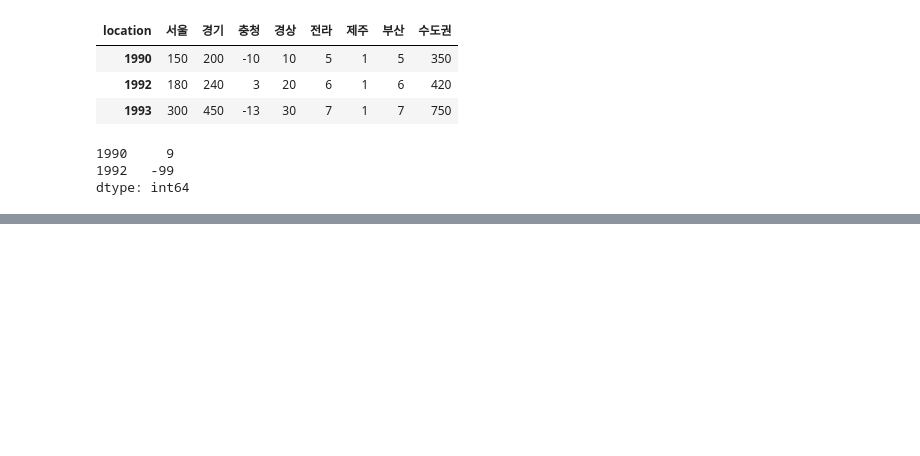
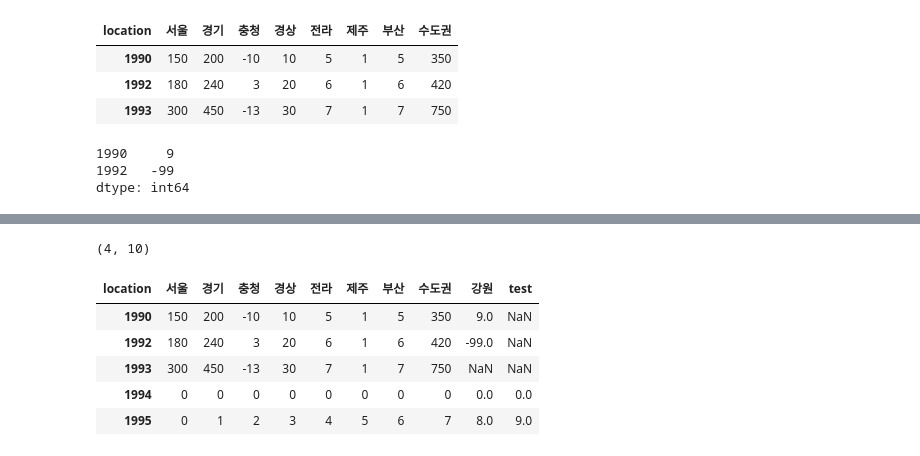
Before and after one commit to iwalkbyfaith/python_basic, a Jupyter notebook: 팬더스/2022.06.13 팬더스2 - 팬더스 DataFrame 자료형.ipynb, the cells around one changed output, grey strips where cells are left out. Cells and saved outputs as stored; diff of their text form; code cells hidden in the pictures; blank space fills up the shorter version.

```diff
--- a/팬더스/2022.06.13 팬더스2 - 팬더스 DataFrame 자료형.ipynb
+++ b/팬더스/2022.06.13 팬더스2 - 팬더스 DataFrame 자료형.ipynb
@@ -807,0 +805,5 @@ sample
+# %%
+# 🔴 데이터 개수가 동일해도 '라벨' 기준으로 매핑하기 때문에 값 전달이 이루어지지 않음
+
+s2 = pd.Series([100, 100, 100])
+s2
@@ -807,0 +815,3 @@ sample
+# %%
+sample['test'] = s2
+sample
@@ -807,0 +828,3 @@ sample
+# %%
+# 컬럼 추가 할 때는
+sample['컬럼명'] = 대입값
@@ -807,0 +844,22 @@ sample
+# %%
+# 🔴 구조 확인
+
+sample.shape
+# %% [output]
+(4, 10)
+# %%
+import numpy as np
+
+# 🔴 배열, 리스트, 딕셔너리 : 로우 추가에 사용할 수 있는 자료형
+## 🔸 컬럼 개수와 아이템 개수를 일치시켜 전달
+## 🔸 컬럼 추가할때는 인덱스가 맞아야했는데, 로우 추가를 할 때는 그냥 됨
+
+sample.loc[1995] = np.arange(10)
+sample
+# %% [output]
+| location | 서울 | 경기 | 충청 | 경상 | 전라 | 제주 | 부산 | 수도권 | 강원 | test |
+| 1990 | 150 | 200 | -10 | 10 | 5 | 1 | 5 | 350 | 9.0 | NaN |
+| 1992 | 180 | 240 | 3 | 20 | 6 | 1 | 6 | 420 | -99.0 | NaN |
+| 1993 | 300 | 450 | -13 | 30 | 7 | 1 | 7 | 750 | NaN | NaN |
+| 1994 | 0 | 0 | 0 | 0 | 0 | 0 | 0 | 0 | 0.0 | 0.0 |
+| 1995 | 0 | 1 | 2 | 3 | 4 | 5 | 6 | 7 | 8.0 | 9.0 |
```
Also changed, not shown: parts of 46 cells of this notebook, 1 other file.
